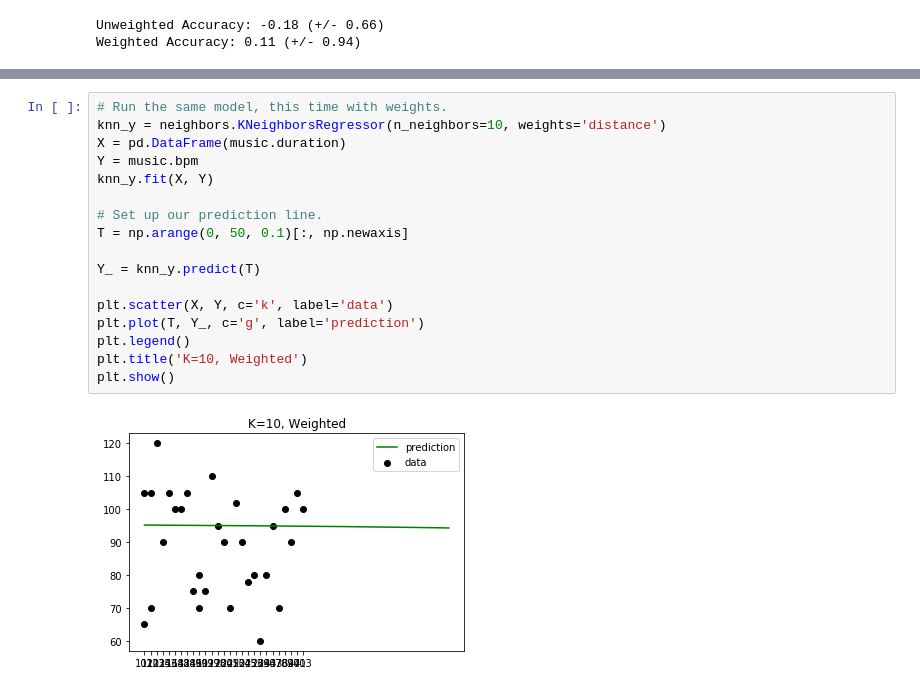
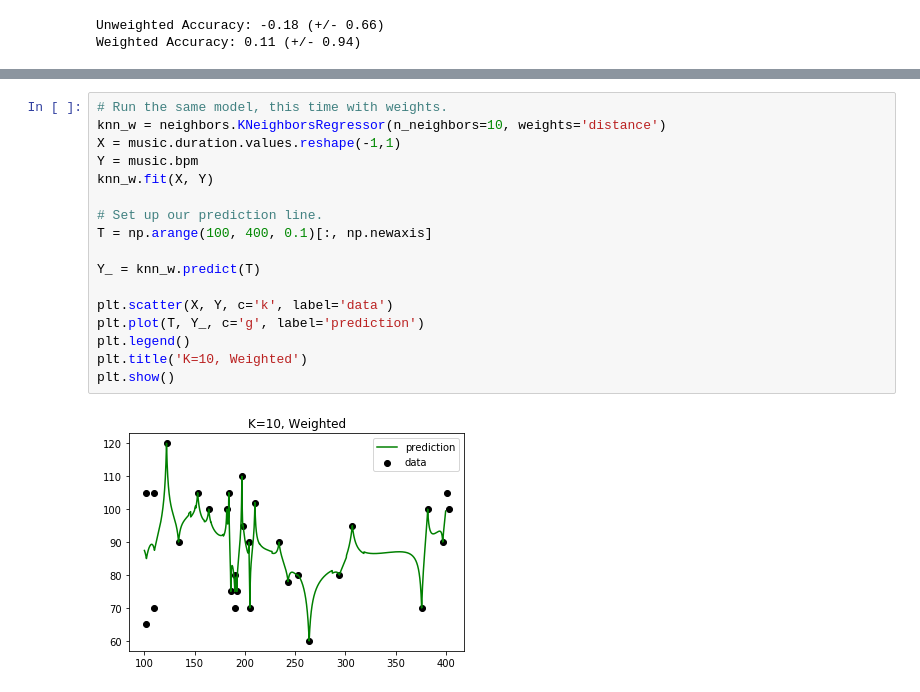
Before and after one commit to jmfrazier/Unit-3-files, a Jupyter notebook: 3.1.3.ipynb, the cells around one changed output, grey strips where cells are left out. Drawn from its saved outputs; the diff is of its cells as text.

```diff
--- a/3.1.3.ipynb
+++ b/3.1.3.ipynb
@@ -89,19 +88,19 @@ plt.show()
 # %%
 # Run the same model, this time with weights.
-knn_y = neighbors.KNeighborsRegressor(n_neighbors=10, weights='distance')
-X = pd.DataFrame(music.duration)
+knn_w = neighbors.KNeighborsRegressor(n_neighbors=10, weights='distance')
+X = music.duration.values.reshape(-1,1)
 Y = music.bpm
-knn_y.fit(X, Y)
+knn_w.fit(X, Y)
 
 # Set up our prediction line.
-T = np.arange(0, 50, 0.1)[:, np.newaxis]
+T = np.arange(100, 400, 0.1)[:, np.newaxis]
 
-Y_ = knn_y.predict(T)
+Y_ = knn_w.predict(T)
 
 plt.scatter(X, Y, c='k', label='data')
 plt.plot(T, Y_, c='g', label='prediction')
 plt.legend()
 plt.title('K=10, Weighted')
 plt.show()
 # %% [output]
-[figure, old version]
+[figure, new version]
```
Also changed, not shown: parts of 6 cells of this notebook.
